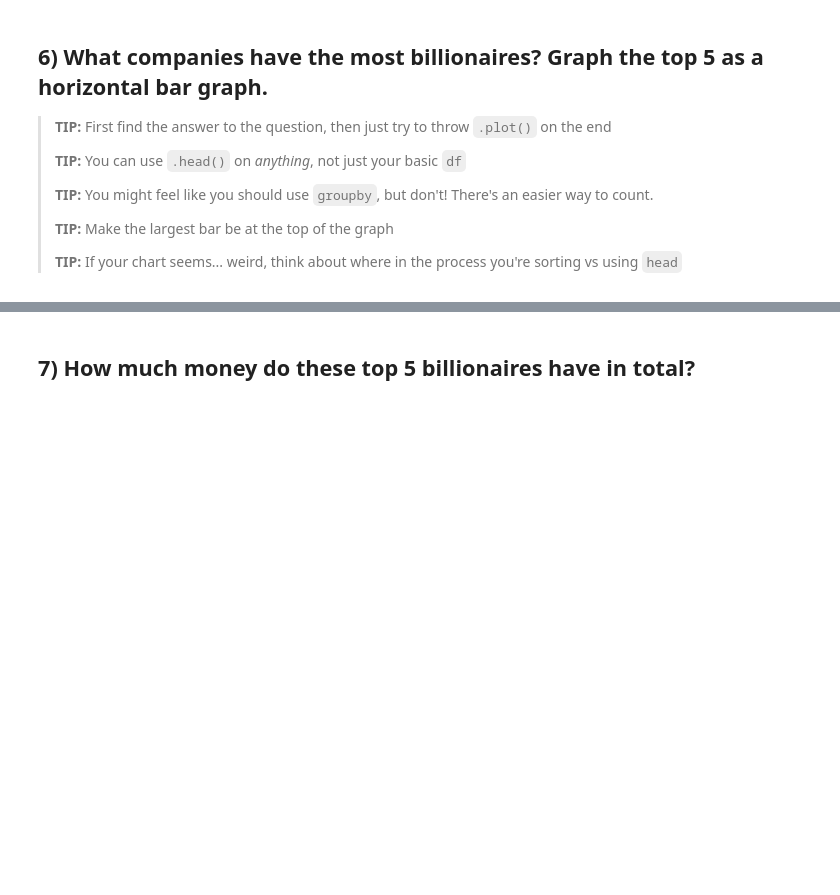
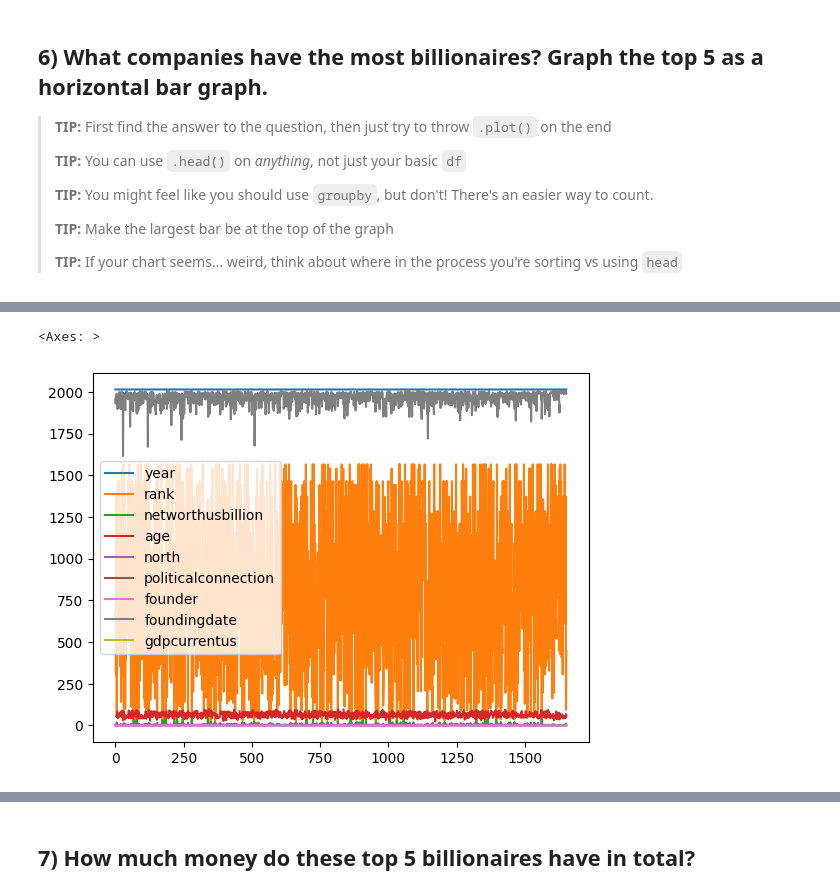
Before and after one commit to lei10003/05-homework-basics, a Jupyter notebook: 02-Billionaires.ipynb, the cells around one changed output, grey strips where cells are left out. Drawn from its saved outputs; the diff is of its cells as text; code cells hidden in the pictures; blank space fills up the shorter version.

```diff
--- a/02-Billionaires.ipynb
+++ b/02-Billionaires.ipynb
@@ -139,0 +213,5 @@ df.gender.value_counts(normalize = True)[0].round(2) * 100
+# %%
+df.plot()
+# %% [output]
+<Axes: >
+[figure, added]
```
Also changed, not shown: parts of 7 cells of this notebook.
